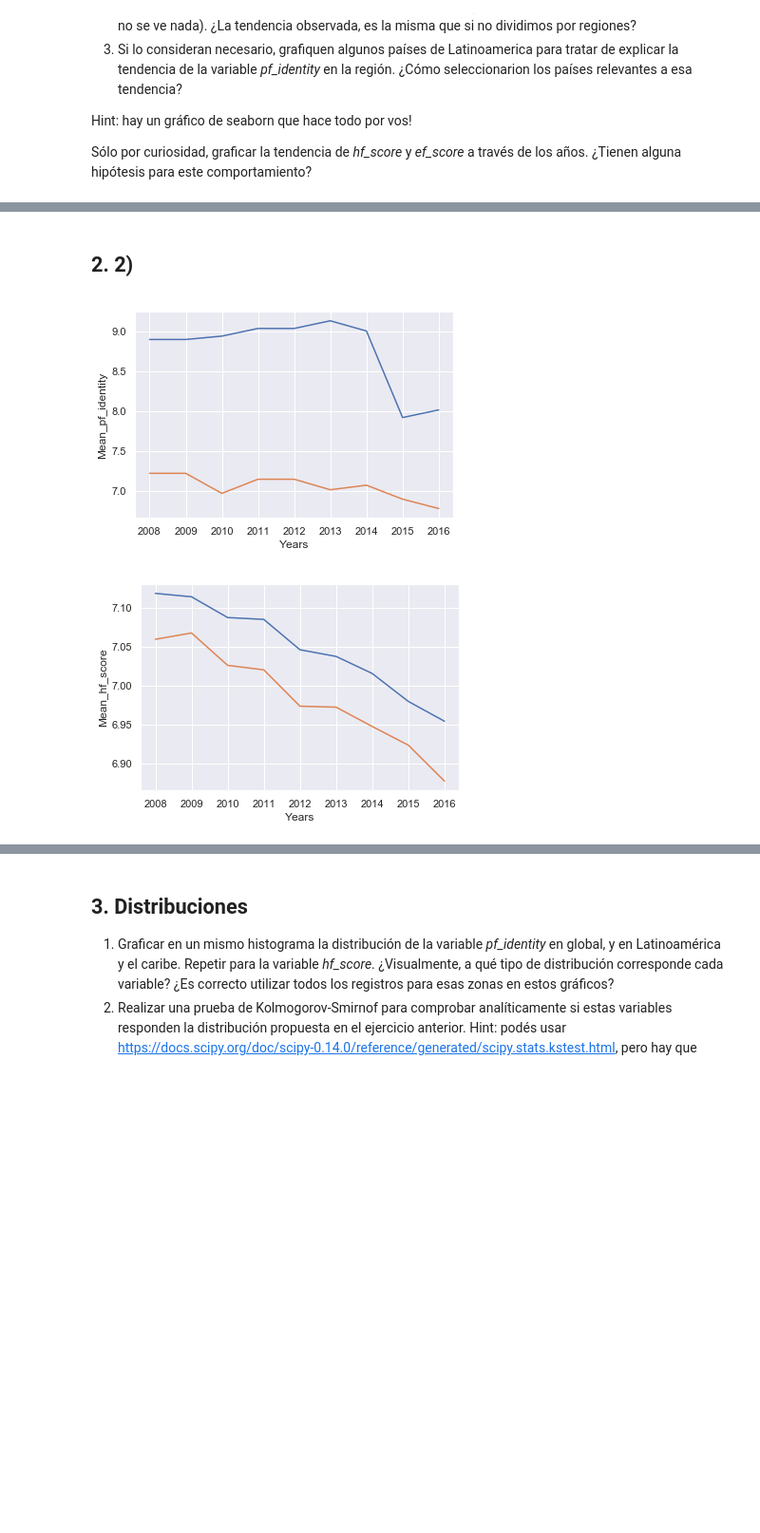
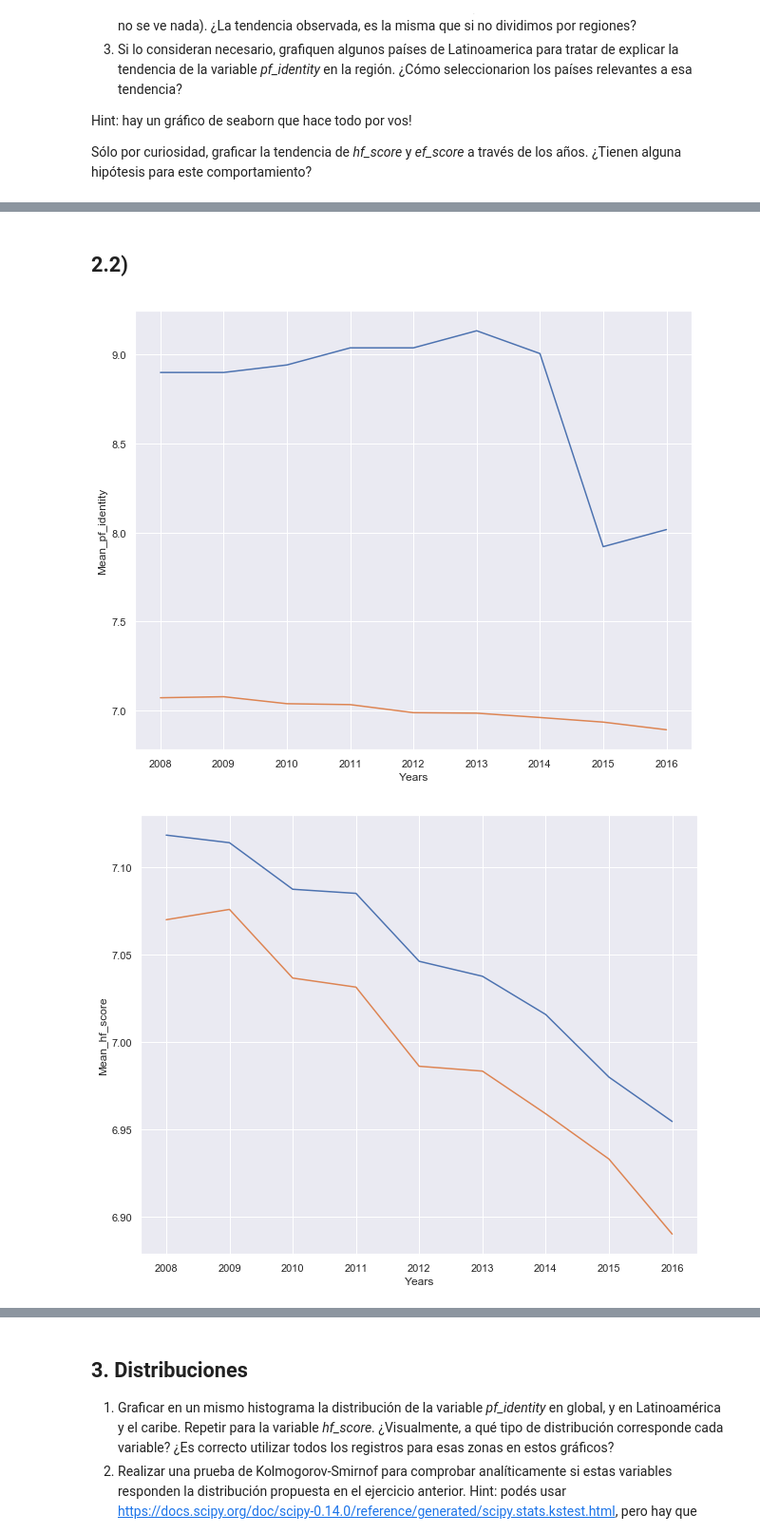
Before and after one commit to lvc0107/diplodatos, a Jupyter notebook: notebooks/practico1.ipynb, the cells around one changed output, grey strips where cells are left out. Shown at 95% size. Saved outputs shown, nothing was run; the diff lists cells and outputs as text; code cells hidden in the pictures; blank space fills up the shorter version.

```diff
--- a/notebooks/practico1.ipynb
+++ b/notebooks/practico1.ipynb
@@ -306,34 +312,29 @@ with sns.color_palette("husl", 8):
 # %% [markdown]
-## 2. 2)
+## 2.2)
 # %%
-# Ejercicio 2
-import seaborn as sns; sns.set()
-import matplotlib.pyplot as plt
-
-
+# Ejercicio 2.2
 years = list(set(dataset['year']))
 years.sort()
 def plot_means_by_years(dataset1, dataset2, variable):
     data_pf_identity = dict()
     data_hf_score = dict()
     for y in years:
         data_pf_identity[y] = np.mean(dataset1[dataset1['year'] == y][variable])
-        data_hf_score[y] = np.mean(dataset2[dataset2['year'] == y][variable])
+        data_hf_score[y] = np.mean(dataset[dataset['year'] == y]['hf_score'])
 
     y_label = 'Mean_' + variable
     data1 = pd.DataFrame(data_pf_identity.items(), columns=['Years', y_label])
     data2 = pd.DataFrame(data_hf_score.items(), columns=['Years', y_label])
 
     plt.show()
-    ax = sns.lineplot(x='Years', y=y_label, data=data1)
-    ax2 = sns.lineplot(x='Years', y=y_label, data=data2)
-
+    ax = sb.lineplot(x='Years', y=y_label, data=data1)
+    ax2 = sb.lineplot(x='Years', y=y_label, data=data2)
 
 latin_america_data = dataset[dataset['region'] == 'Latin America & the Caribbean']
 rest_of_world_data = dataset[dataset['region'] != 'Latin America & the Caribbean']
 
 plot_means_by_years(latin_america_data, rest_of_world_data, 'pf_identity')
 plot_means_by_years(latin_america_data, rest_of_world_data, 'hf_score')
 # %% [output]
-[figure, old version]
+[figure, new version]
-[figure, old version]
+[figure, new version]
```
Also changed, not shown: parts of 21 cells of this notebook.
